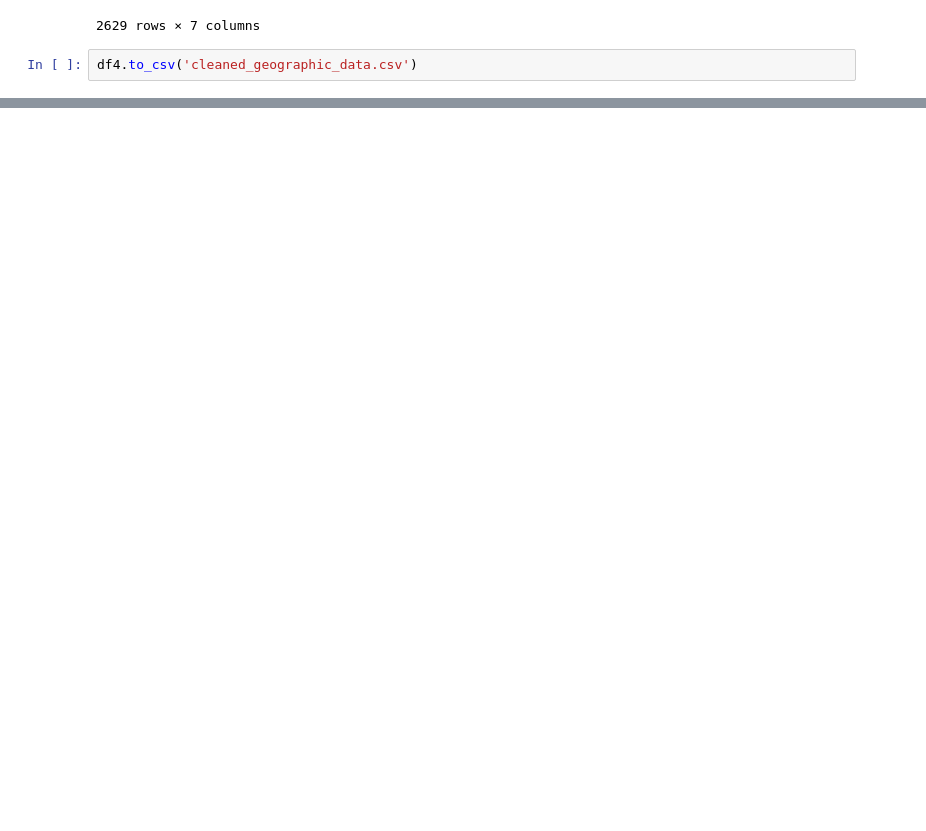
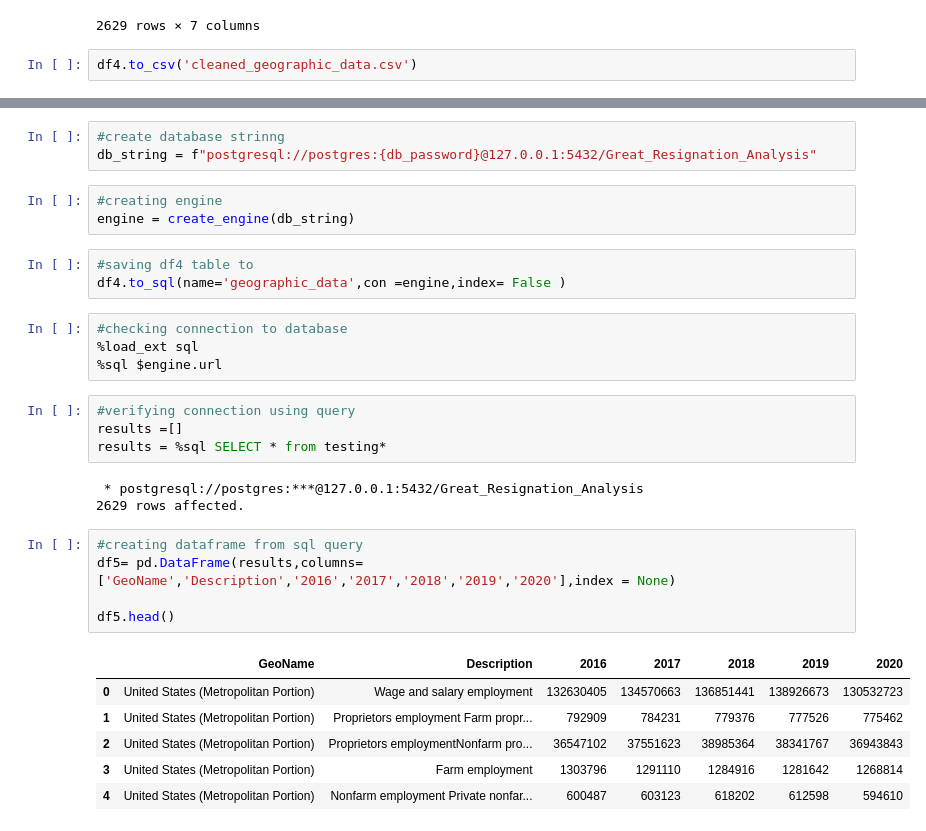
Before and after one commit to marcpalumbo/Great_Resignation_Analysis, a Jupyter notebook: Geographic_Data_ETL .ipynb, the cells around one changed output, grey strips where cells are left out. Drawn from its saved outputs; the diff is of its cells as text; blank space fills up the shorter version.

Commit message:
integrating postgres with jupyter file

```diff
--- a/Geographic_Data_ETL .ipynb
+++ b/Geographic_Data_ETL .ipynb
@@ -413,0 +424,32 @@ df4.to_csv('cleaned_geographic_data.csv')
+# %%
+#create database strinng
+db_string = f"postgresql://postgres:{db_password}@127.0.0.1:5432/Great_Resignation_Analysis"
+# %%
+#creating engine
+engine = create_engine(db_string)
+# %%
+#saving df4 table to
+df4.to_sql(name='geographic_data',con =engine,index= False )
+# %%
+#checking connection to database
+%load_ext sql
+%sql $engine.url
+# %%
+#verifying connection using query
+results =[]
+results = %sql SELECT * from testing*
+# %% [output]
+ * postgresql://postgres:***@127.0.0.1:5432/Great_Resignation_Analysis
+2629 rows affected.
+# %%
+#creating dataframe from sql query
+df5= pd.DataFrame(results,columns=['GeoName','Description','2016','2017','2018','2019','2020'],index = None)
+
+df5.head()
+# %% [output]
+|  | GeoName | Description | 2016 | 2017 | 2018 | 2019 | 2020 |
+| 0 | United States (Metropolitan Portion) | Wage and salary employment | 132630405 | 134570663 | 136851441 | 138926673 | 130532723 |
+| 1 | United States (Metropolitan Portion) | Proprietors employment Farm propr... | 792909 | 784231 | 779376 | 777526 | 775462 |
+| 2 | United States (Metropolitan Portion) | Proprietors employmentNonfarm pro... | 36547102 | 37551623 | 38985364 | 38341767 | 36943843 |
+| 3 | United States (Metropolitan Portion) | Farm employment | 1303796 | 1291110 | 1284916 | 1281642 | 1268814 |
+| 4 | United States (Metropolitan Portion) | Nonfarm employment Private nonfar... | 600487 | 603123 | 618202 | 612598 | 594610 |
```
Also changed, not shown: parts of 2 cells of this notebook, 1 other file.
